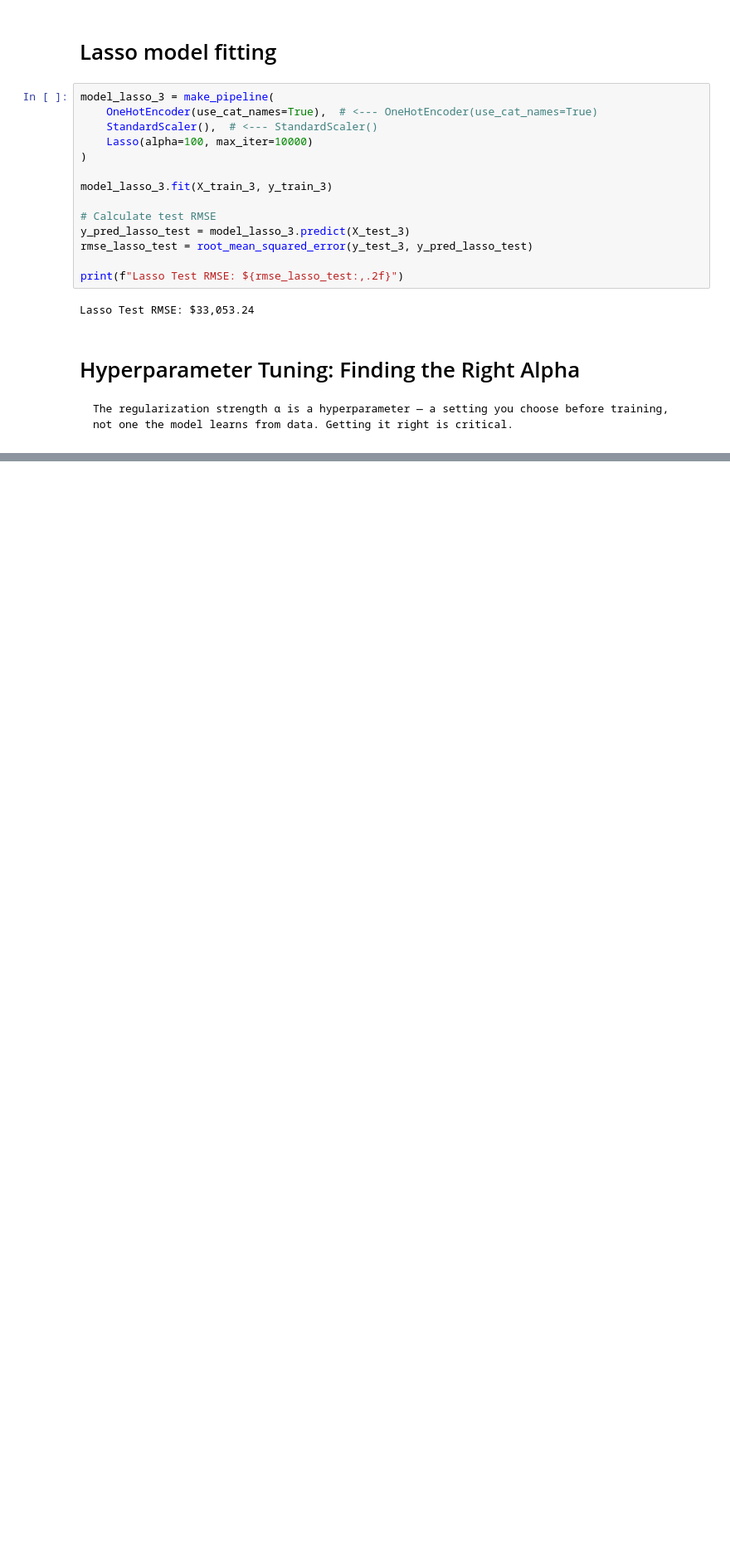
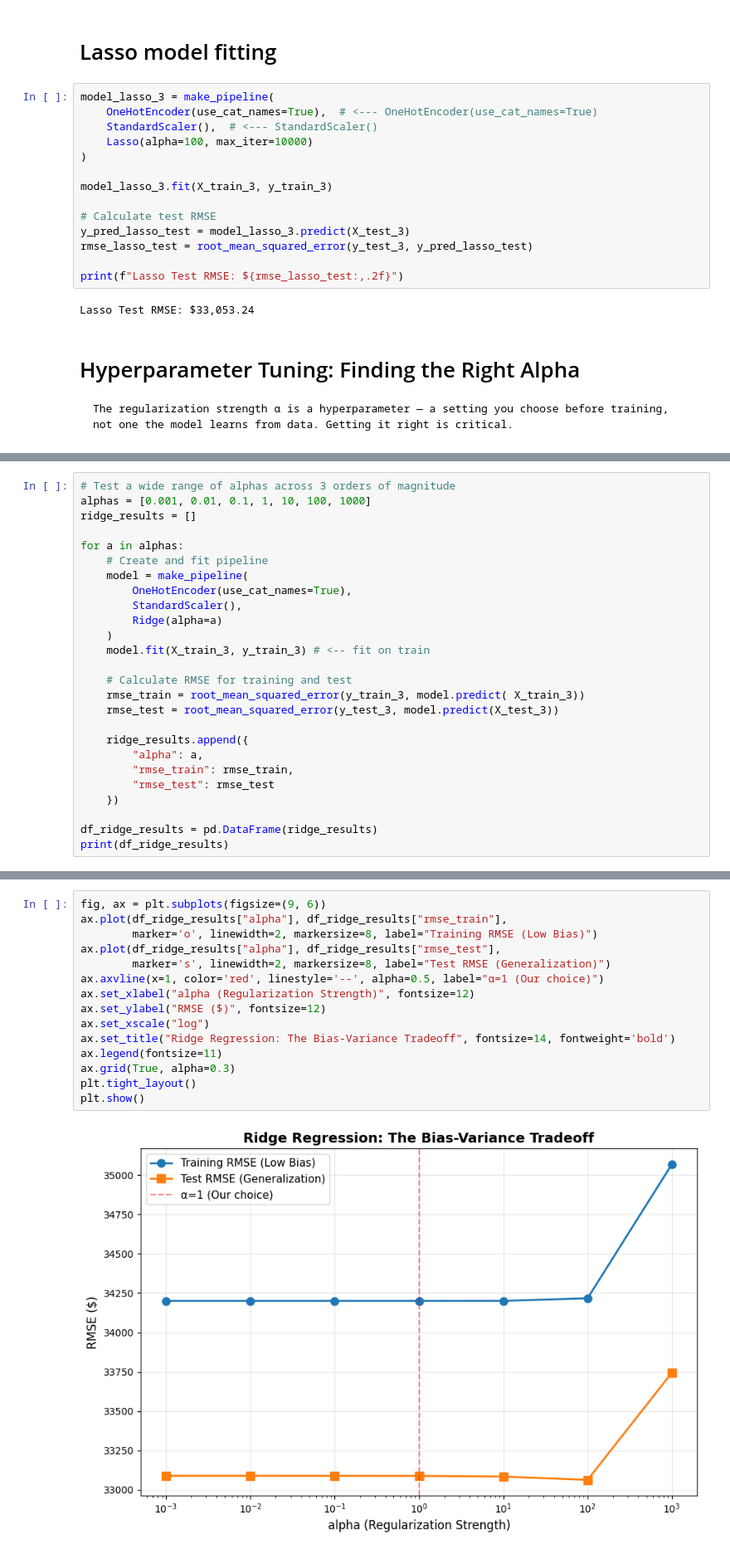
Before and after one commit to nayeem29dse/Predicting-Housing-Prices-in-Buenos-Aires-with-Linear-Regression, a Jupyter notebook: prediction_model.ipynb, the cells around one changed output, grey strips where cells are left out. Shown at 83% size. Saved outputs shown, nothing was run; the diff lists cells and outputs as text; blank space fills up the shorter version.

Commit message:
The bias-variance tradeoff

```diff
--- a/prediction_model.ipynb
+++ b/prediction_model.ipynb
@@ -1016,0 +1039,26 @@ Lasso Test RMSE: $33,053.24
+# %%
+# Test a wide range of alphas across 3 orders of magnitude
+alphas = [0.001, 0.01, 0.1, 1, 10, 100, 1000]
+ridge_results = []
+
+for a in alphas:
+    # Create and fit pipeline
+    model = make_pipeline(
+        OneHotEncoder(use_cat_names=True),
+        StandardScaler(),
+        Ridge(alpha=a)
+    )
+    model.fit(X_train_3, y_train_3) # <-- fit on train
+
+    # Calculate RMSE for training and test
+    rmse_train = root_mean_squared_error(y_train_3, model.predict( X_train_3))
+    rmse_test = root_mean_squared_error(y_test_3, model.predict(X_test_3))
+
+    ridge_results.append({
+        "alpha": a,
+        "rmse_train": rmse_train,
+        "rmse_test": rmse_test
+    })
+
+df_ridge_results = pd.DataFrame(ridge_results)
+print(df_ridge_results)
@@ -1016,0 +1074,17 @@ Lasso Test RMSE: $33,053.24
+# %%
+fig, ax = plt.subplots(figsize=(9, 6))
+ax.plot(df_ridge_results["alpha"], df_ridge_results["rmse_train"],
+        marker='o', linewidth=2, markersize=8, label="Training RMSE (Low Bias)")
+ax.plot(df_ridge_results["alpha"], df_ridge_results["rmse_test"],
+        marker='s', linewidth=2, markersize=8, label="Test RMSE (Generalization)")
+ax.axvline(x=1, color='red', linestyle='--', alpha=0.5, label="α=1 (Our choice)")
+ax.set_xlabel("alpha (Regularization Strength)", fontsize=12)
+ax.set_ylabel("RMSE ($)", fontsize=12)
+ax.set_xscale("log")
+ax.set_title("Ridge Regression: The Bias-Variance Tradeoff", fontsize=14, fontweight='bold')
+ax.legend(fontsize=11)
+ax.grid(True, alpha=0.3)
+plt.tight_layout()
+plt.show()
+# %% [output]
+[figure, added]
```
Also changed, not shown: parts of 3 cells of this notebook.
